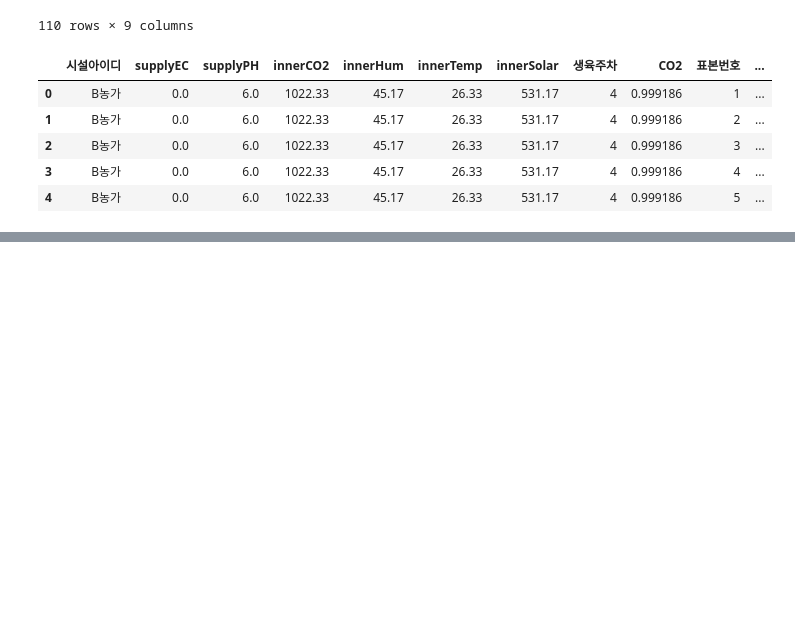
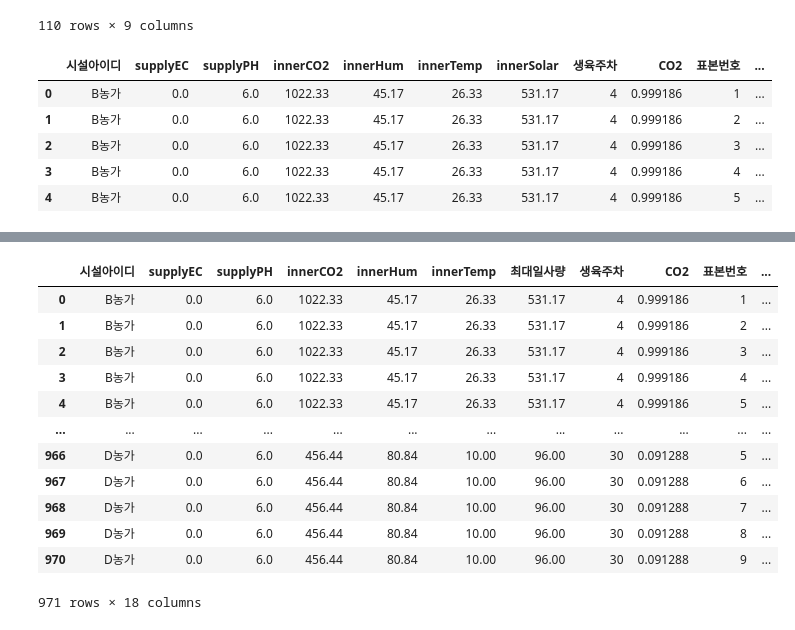
Before and after one commit to CodeArt-Team/MLcompetetion, a Jupyter notebook: BerryMachineLearning/input정제_Kang.ipynb, the cells around one changed output, grey strips where cells are left out. Drawn from its saved outputs; the diff is of its cells as text; code cells hidden in the pictures; blank space fills up the shorter version.

```diff
--- a/BerryMachineLearning/input정제_Kang.ipynb
+++ b/BerryMachineLearning/input정제_Kang.ipynb
@@ -982,2 +995,18 @@ fdata.head()
+# %%
+fdata
+# %% [output]
+|  | 시설아이디 | supplyEC | supplyPH | innerCO2 | innerHum | innerTemp | 최대일사량 | 생육주차 | CO2 | 표본번호 | ... |
+| 0 | B농가 | 0.0 | 6.0 | 1022.33 | 45.17 | 26.33 | 531.17 | 4 | 0.999186 | 1 | ... |
+| 1 | B농가 | 0.0 | 6.0 | 1022.33 | 45.17 | 26.33 | 531.17 | 4 | 0.999186 | 2 | ... |
+| 2 | B농가 | 0.0 | 6.0 | 1022.33 | 45.17 | 26.33 | 531.17 | 4 | 0.999186 | 3 | ... |
+| 3 | B농가 | 0.0 | 6.0 | 1022.33 | 45.17 | 26.33 | 531.17 | 4 | 0.999186 | 4 | ... |
+| 4 | B농가 | 0.0 | 6.0 | 1022.33 | 45.17 | 26.33 | 531.17 | 4 | 0.999186 | 5 | ... |
+| ... | ... | ... | ... | ... | ... | ... | ... | ... | ... | ... | ... |
+| 966 | D농가 | 0.0 | 6.0 | 456.44 | 80.84 | 10.00 | 96.00 | 30 | 0.091288 | 5 | ... |
+| 967 | D농가 | 0.0 | 6.0 | 456.44 | 80.84 | 10.00 | 96.00 | 30 | 0.091288 | 6 | ... |
+| 968 | D농가 | 0.0 | 6.0 | 456.44 | 80.84 | 10.00 | 96.00 | 30 | 0.091288 | 7 | ... |
+| 969 | D농가 | 0.0 | 6.0 | 456.44 | 80.84 | 10.00 | 96.00 | 30 | 0.091288 | 8 | ... |
+| 970 | D농가 | 0.0 | 6.0 | 456.44 | 80.84 | 10.00 | 96.00 | 30 | 0.091288 | 9 | ... |
+971 rows × 18 columns
 # %%
 scaledata = fdata.copy()
```
Also changed, not shown: parts of 18 cells of this notebook.
